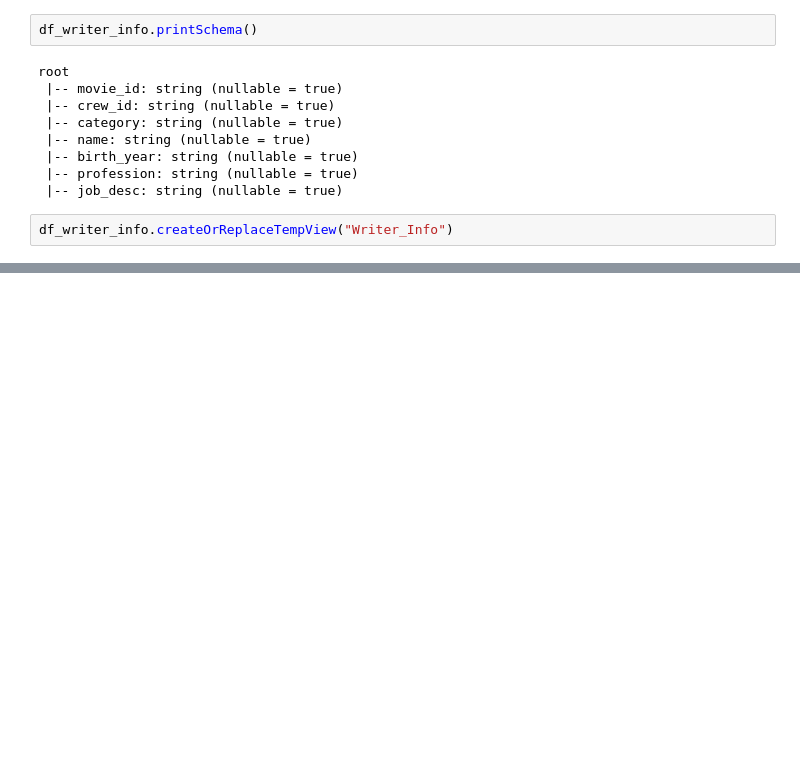
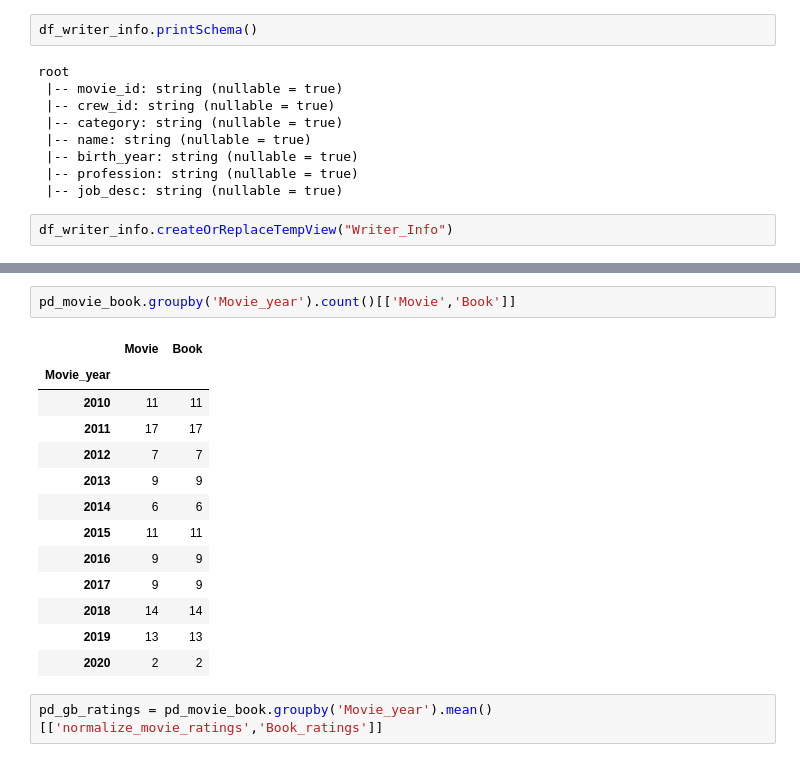
Before and after one commit to jankichauhan/Captsone_Goodreads_Imdb, a Jupyter notebook: Imdb_data_load.ipynb, the cells around one changed output, grey strips where cells are left out. Drawn from its saved outputs; the diff is of its cells as text; blank space fills up the shorter version.

```diff
--- a/Imdb_data_load.ipynb
+++ b/Imdb_data_load.ipynb
@@ -512,0 +569,18 @@ only showing top 20 rows
+# %%
+pd_movie_book.groupby('Movie_year').count()[['Movie','Book']]
+# %% [output]
+|  | Movie | Book |
+| Movie_year |  |  |
+| 2010 | 11 | 11 |
+| 2011 | 17 | 17 |
+| 2012 | 7 | 7 |
+| 2013 | 9 | 9 |
+| 2014 | 6 | 6 |
+| 2015 | 11 | 11 |
+| 2016 | 9 | 9 |
+| 2017 | 9 | 9 |
+| 2018 | 14 | 14 |
+| 2019 | 13 | 13 |
+| 2020 | 2 | 2 |
+# %%
+pd_gb_ratings = pd_movie_book.groupby('Movie_year').mean()[['normalize_movie_ratings','Book_ratings']]
```
Also changed, not shown: parts of 63 cells of this notebook, 2 other files.
